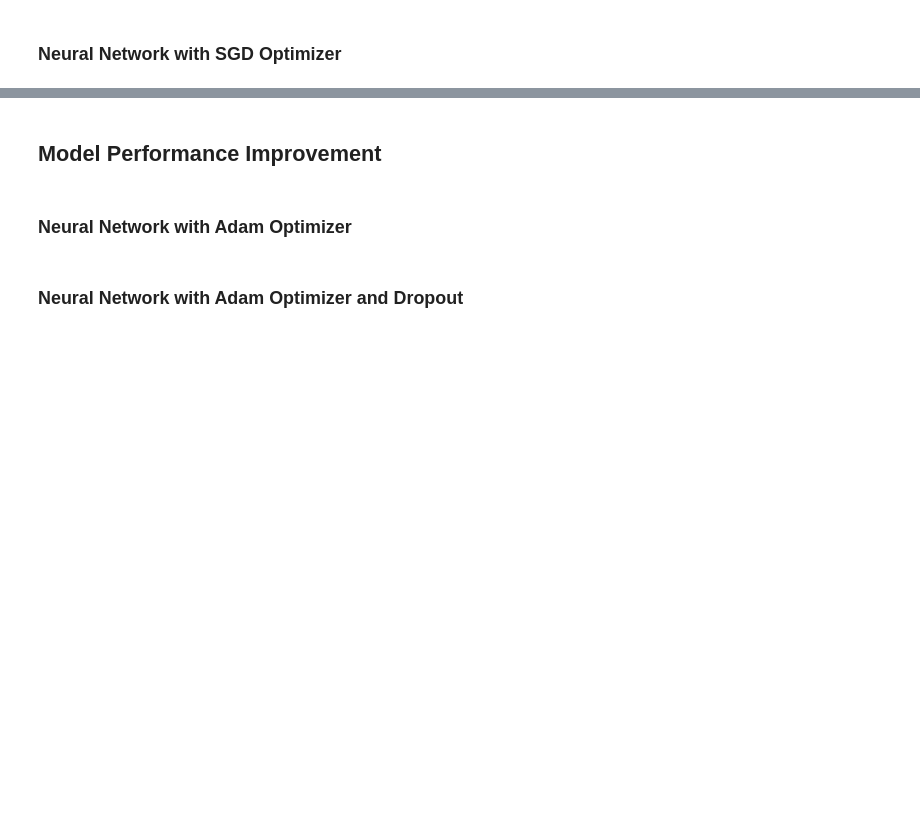
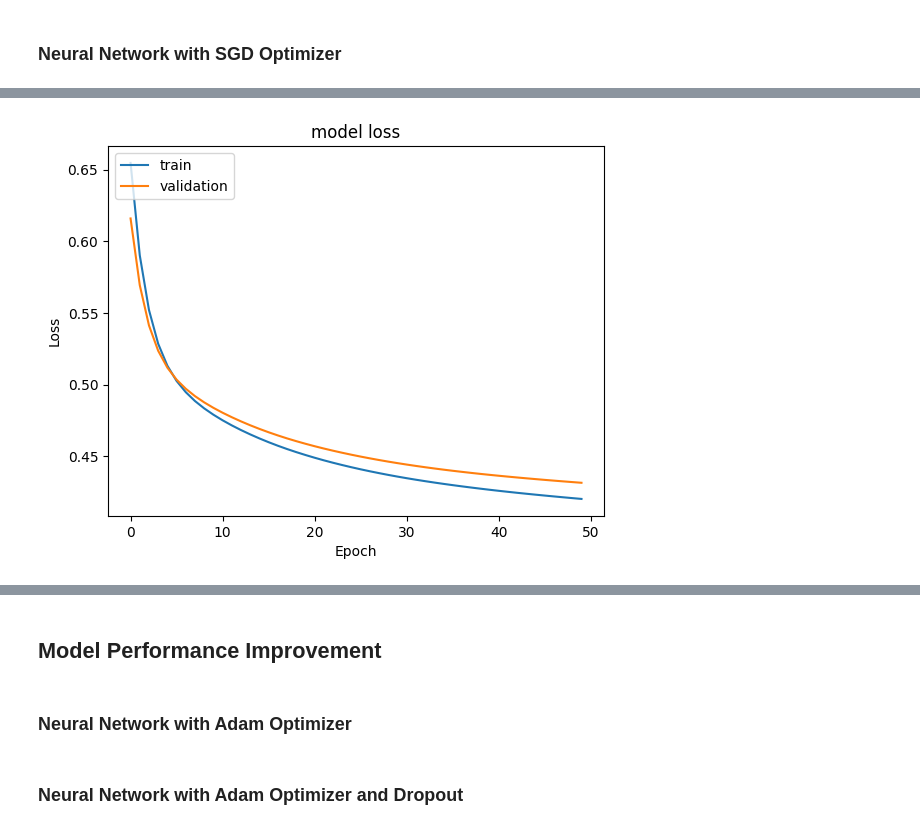
Before and after one commit to aimlalchemists/bank-churn-prediction-neural-network, a Jupyter notebook: bank_churn_prediction_neural_network_model.ipynb, the cells around one changed output, grey strips where cells are left out. Saved outputs shown, nothing was run; the diff lists cells and outputs as text; code cells hidden in the pictures; blank space fills up the shorter version.

```diff
--- a/bank_churn_prediction_neural_network_model.ipynb
+++ b/bank_churn_prediction_neural_network_model.ipynb
@@ -559,0 +744,20 @@ Write down the logic for choosing the metric that would be the best metric for t
+# %%
+# Initializing the neural network
+model_0 = Sequential()
+
+# Adding the input layer with 64 neurons and relu as activation function
+model_0.add(Dense(64, activation='relu', input_dim=X_train.shape[1]))
+
+# Adding a hidden layer with 32 neurons and relu as activation function
+model_0.add(Dense(32, activation='relu'))
+
+# Adding the output layer with 1 neuron and sigmoid as activation function
+model_0.add(Dense(1, activation='sigmoid'))
+# %%
+# Complete the code to use SGD as the optimizer.
+optimizer = tf.keras.optimizers.SGD(0.001)
+
+# Use Recall Metric.
+metric = keras.metrics.Recall()
+# %%
+model_0.compile(loss='binary_crossentropy', optimizer=optimizer, metrics=[keras.metrics.Recall()])
@@ -559,0 +794,9 @@ Write down the logic for choosing the metric that would be the best metric for t
+# %%
+# Fitting the ANN
+history_0 = model_0.fit(
+    X_train, y_train,
+    batch_size=32,    # Batch size
+    validation_data=(X_val, y_val),
+    epochs=50,    # Number of epochs
+    verbose=1
+)
@@ -559,0 +821,11 @@ Write down the logic for choosing the metric that would be the best metric for t
+# %%
+#Plotting Train Loss vs Validation Loss
+plt.plot(history_0.history['loss'])
+plt.plot(history_0.history['val_loss'])
+plt.title('model loss')
+plt.ylabel('Loss')
+plt.xlabel('Epoch')
+plt.legend(['train', 'validation'], loc='upper left')
+plt.show()
+# %% [output]
+[figure, added]
```
Also changed, not shown: parts of 35 cells of this notebook.
